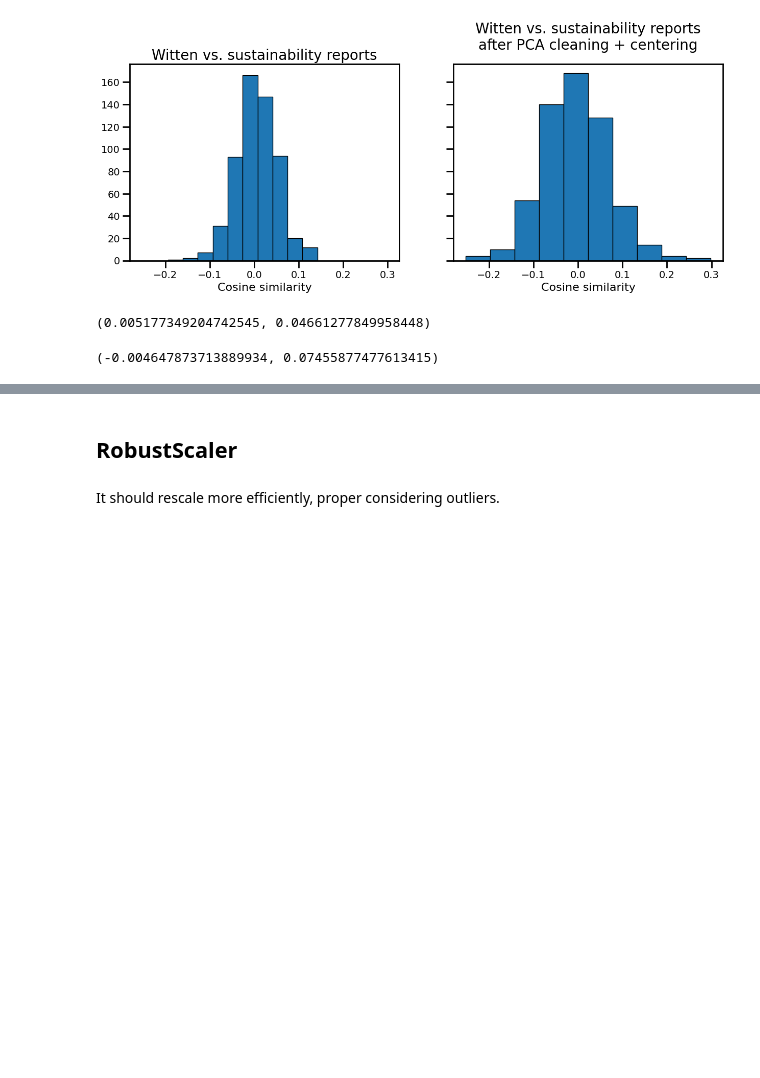
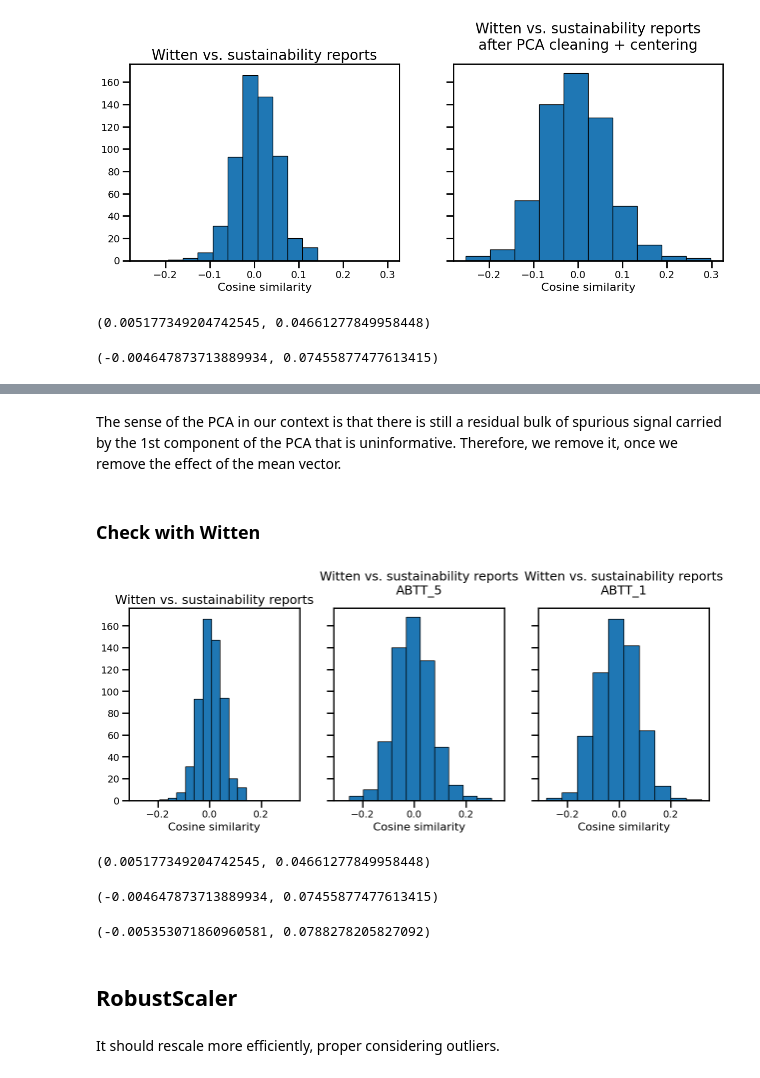
Before and after one commit to fabiosaracco/sdg_repos_advanced, a Jupyter notebook: 1_0_postprocessing.ipynb, the cells around one changed output, grey strips where cells are left out. Cells and saved outputs as stored; diff of their text form; code cells hidden in the pictures; blank space fills up the shorter version.

```diff
--- a/1_0_postprocessing.ipynb
+++ b/1_0_postprocessing.ipynb
@@ -284,3 +286,57 @@ np.mean(pca_cos_sims_w), np.std(pca_cos_sims_w)
+# %% [markdown]
+The sense of the PCA in our context is that there is still a residual bulk of spurious signal carried by the 1st component of the PCA that is uninformative. Therefore, we remove it, once we remove the effect of the mean vector.
+# %%
+k = 1
+pca = PCA(n_components=k)
+pca.fit(no_mean_vecs)
+U = pca.components_          # matrice k × d
+
+# Proiezione su subspazio delle prime k PC
+no_mean_vecs_proj_1 = no_mean_vecs.dot(U.T).dot(U)   # (n, d)
+
+# Rimozione delle k componenti
+no_mean_vecs_debiased_1 = no_mean_vecs - no_mean_vecs_proj_1
+# %% [markdown]
+### Check with Witten
+# %%
+new_wittenvec_1 = wittenvec - mean_vec
+new_wittenvec_1-=new_wittenvec_1.dot(U.T).dot(U)
+# %%
+pca_cos_sims_w_1=np.zeros(len(vecfiles))
+for i, vecfile in enumerate(tqdm(vecfiles)):
+    cos_sim=float(util.cos_sim(new_wittenvec_1, no_mean_vecs_debiased_1[i]))
+    pca_cos_sims_w_1[i]=cos_sim
+# %%
+fig, axs=plt.subplots(1,3,sharex=True, sharey=True, figsize=(15, 5))
+
+axs[0].hist(cos_sims, edgecolor='black')
+axs[0].set_title('Witten vs. sustainability reports', fontsize=18)
+axs[0].set_xlabel('Cosine similarity', fontsize=16)
+
+
+axs[1].hist(pca_cos_sims_w, edgecolor='black')
+axs[1].set_title('Witten vs. sustainability reports\nABTT_5', fontsize=18, y=1.05)
+axs[1].set_xlabel('Cosine similarity', fontsize=16)
+
+axs[2].hist(pca_cos_sims_w_1, edgecolor='black')
+axs[2].set_title('Witten vs. sustainability reports\nABTT_1', fontsize=18, y=1.05)
+axs[2].set_xlabel('Cosine similarity', fontsize=16)
+
+plt.show()
+# %% [output]
+[figure, added]
+# %%
+np.mean(cos_sims), np.std(cos_sims)
+# %% [output]
+(0.005177349204742545, 0.04661277849958448)
+# %%
+np.mean(pca_cos_sims_w), np.std(pca_cos_sims_w)
+# %% [output]
+(-0.004647873713889934, 0.07455877477613415)
+# %%
+np.mean(pca_cos_sims_w_1), np.std(pca_cos_sims_w_1)
+# %% [output]
+(-0.005353071860960581, 0.0788278205827092)
 # %% [markdown]
 ## RobustScaler
 # %% [markdown]
```
Also changed, not shown: parts of 35 cells of this notebook, 1 other file.
